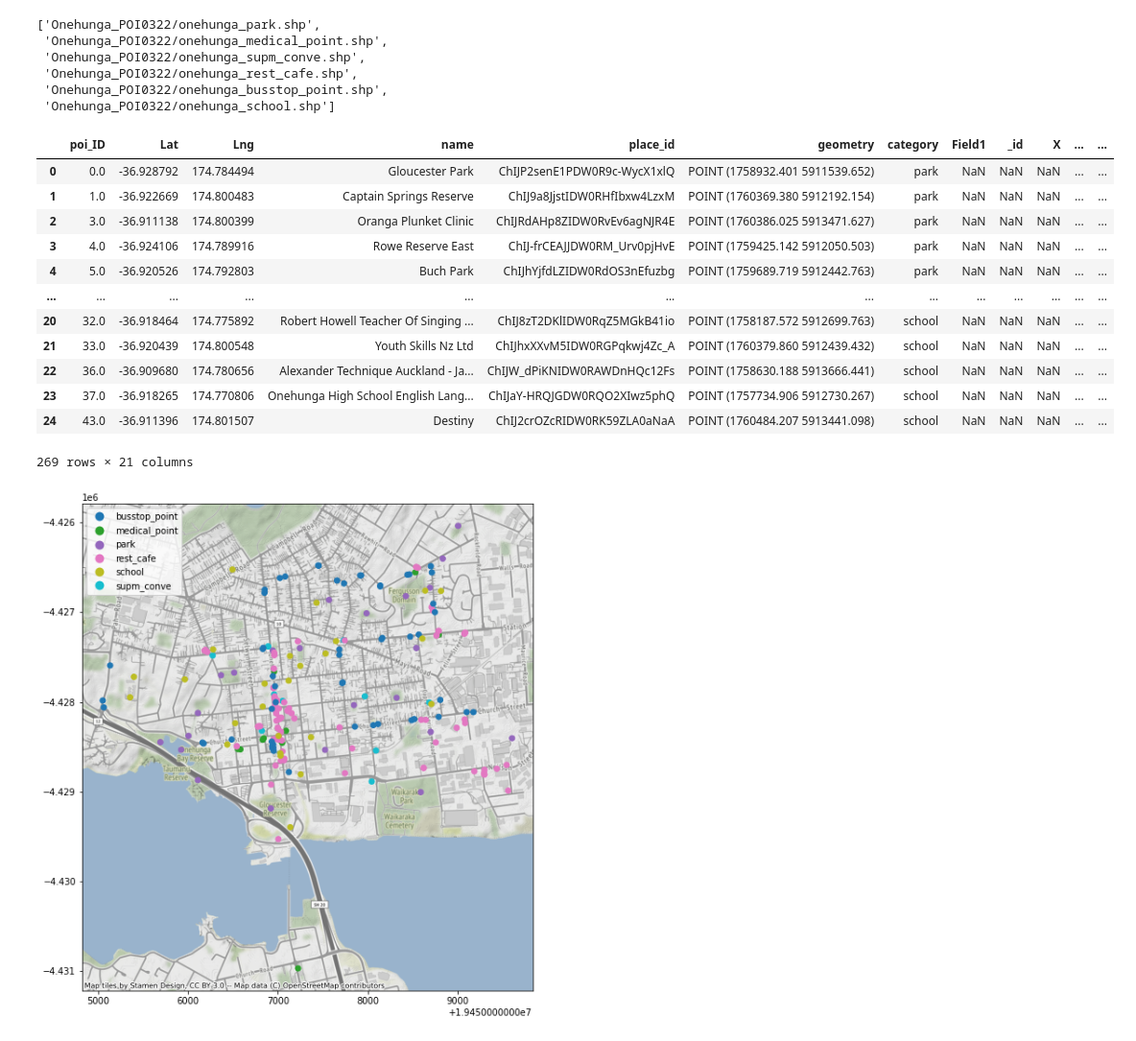
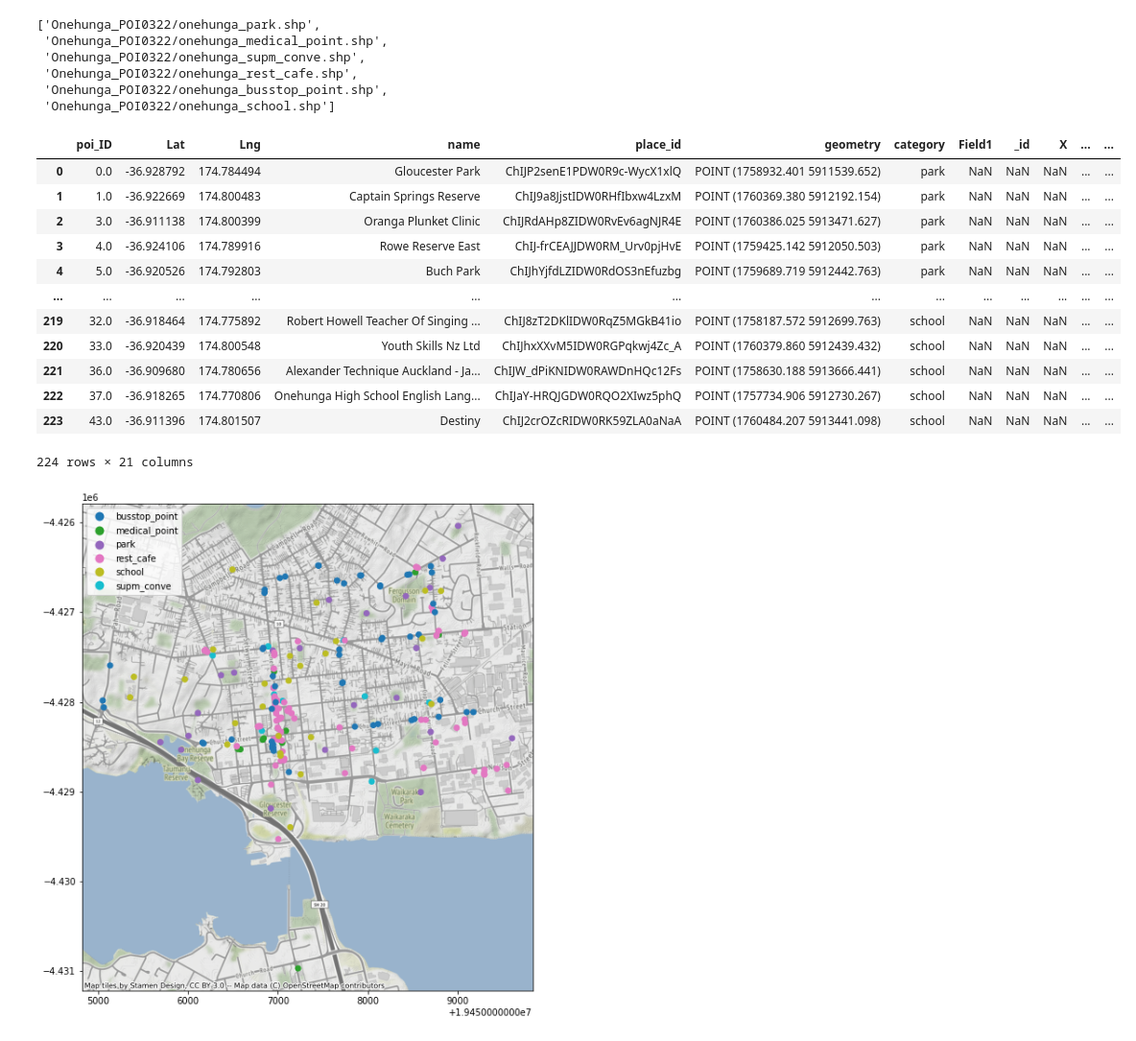
Before and after one commit to UoA-eResearch/onehunga_poi_proximity, a Jupyter notebook: process.ipynb, the cells around one changed output. Shown at 96% size. Drawn from its saved outputs; the diff is of its cells as text; code cells hidden in the pictures.

```diff
--- a/process.ipynb
+++ b/process.ipynb
@@ -19,29 +23,32 @@ files
 # %%
 dfs = []
 for f in files:
     # Read in each shapefile
     df = gpd.read_file(f)
     # Record the category based on the filename
     df["category"] = os.path.splitext(os.path.basename(f))[0].replace("onehunga_", "")
     dfs.append(df)
 
 # Reproject to NZGD2000 (EPSG:2193), so units are in meters, not degrees
 df = pd.concat(dfs).to_crs(2193)
+# Drop bad rows (no geometry)
+df.dropna(subset="geometry", inplace=True)
+df.reset_index(inplace=True, drop=True)
 df
 # %% [output]
 |  | poi_ID | Lat | Lng | name | place_id | geometry | category | Field1 | _id | X | ... | ... |
 | 0 | 0.0 | -36.928792 | 174.784494 | Gloucester Park | ChIJP2senE1PDW0R9c-WycX1xlQ | POINT (1758932.401 5911539.652) | park | NaN | NaN | NaN | ... | ... |
 | 1 | 1.0 | -36.922669 | 174.800483 | Captain Springs Reserve | ChIJ9a8JjstIDW0RHfIbxw4LzxM | POINT (1760369.380 5912192.154) | park | NaN | NaN | NaN | ... | ... |
 | 2 | 3.0 | -36.911138 | 174.800399 | Oranga Plunket Clinic | ChIJRdAHp8ZIDW0RvEv6agNJR4E | POINT (1760386.025 5913471.627) | park | NaN | NaN | NaN | ... | ... |
 | 3 | 4.0 | -36.924106 | 174.789916 | Rowe Reserve East | ChIJ-frCEAJJDW0RM_Urv0pjHvE | POINT (1759425.142 5912050.503) | park | NaN | NaN | NaN | ... | ... |
 | 4 | 5.0 | -36.920526 | 174.792803 | Buch Park | ChIJhYjfdLZIDW0RdOS3nEfuzbg | POINT (1759689.719 5912442.763) | park | NaN | NaN | NaN | ... | ... |
 | ... | ... | ... | ... | ... | ... | ... | ... | ... | ... | ... | ... | ... |
-| 20 | 32.0 | -36.918464 | 174.775892 | Robert Howell Teacher Of Singing ... | ChIJ8zT2DKlIDW0RqZ5MGkB41io | POINT (1758187.572 5912699.763) | school | NaN | NaN | NaN | ... | ... |
-| 21 | 33.0 | -36.920439 | 174.800548 | Youth Skills Nz Ltd | ChIJhxXXvM5IDW0RGPqkwj4Zc_A | POINT (1760379.860 5912439.432) | school | NaN | NaN | NaN | ... | ... |
-| 22 | 36.0 | -36.909680 | 174.780656 | Alexander Technique Auckland - Ja... | ChIJW_dPiKNIDW0RAWDnHQc12Fs | POINT (1758630.188 5913666.441) | school | NaN | NaN | NaN | ... | ... |
-| 23 | 37.0 | -36.918265 | 174.770806 | Onehunga High School English Lang... | ChIJaY-HRQJGDW0RQO2XIwz5phQ | POINT (1757734.906 5912730.267) | school | NaN | NaN | NaN | ... | ... |
-| 24 | 43.0 | -36.911396 | 174.801507 | Destiny | ChIJ2crOZcRIDW0RK59ZLA0aNaA | POINT (1760484.207 5913441.098) | school | NaN | NaN | NaN | ... | ... |
+| 219 | 32.0 | -36.918464 | 174.775892 | Robert Howell Teacher Of Singing ... | ChIJ8zT2DKlIDW0RqZ5MGkB41io | POINT (1758187.572 5912699.763) | school | NaN | NaN | NaN | ... | ... |
+| 220 | 33.0 | -36.920439 | 174.800548 | Youth Skills Nz Ltd | ChIJhxXXvM5IDW0RGPqkwj4Zc_A | POINT (1760379.860 5912439.432) | school | NaN | NaN | NaN | ... | ... |
+| 221 | 36.0 | -36.909680 | 174.780656 | Alexander Technique Auckland - Ja... | ChIJW_dPiKNIDW0RAWDnHQc12Fs | POINT (1758630.188 5913666.441) | school | NaN | NaN | NaN | ... | ... |
+| 222 | 37.0 | -36.918265 | 174.770806 | Onehunga High School English Lang... | ChIJaY-HRQJGDW0RQO2XIwz5phQ | POINT (1757734.906 5912730.267) | school | NaN | NaN | NaN | ... | ... |
+| 223 | 43.0 | -36.911396 | 174.801507 | Destiny | ChIJ2crOZcRIDW0RK59ZLA0aNaA | POINT (1760484.207 5913441.098) | school | NaN | NaN | NaN | ... | ... |
-269 rows × 21 columns
+224 rows × 21 columns
 # %%
 ax = df.to_crs(epsg=3857).plot(column='category', categorical=True, legend=True)
 cx.add_basemap(ax)
```
Also changed, not shown: parts of 14 cells of this notebook, 1 other file.
